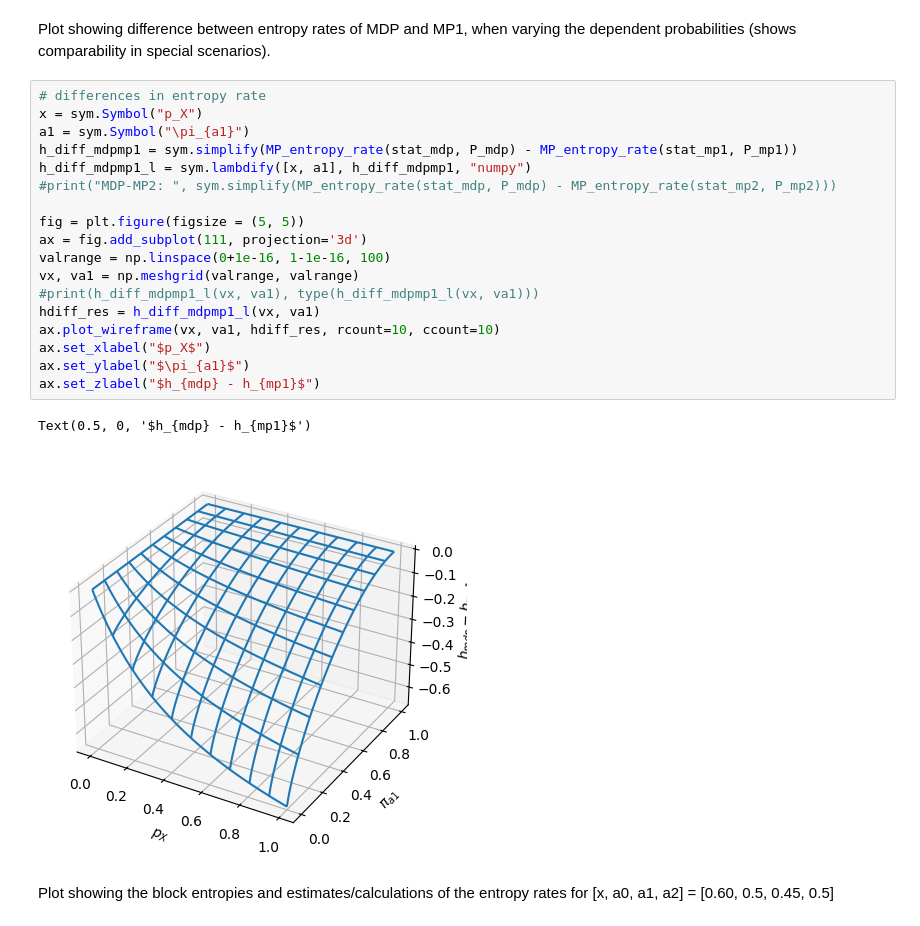
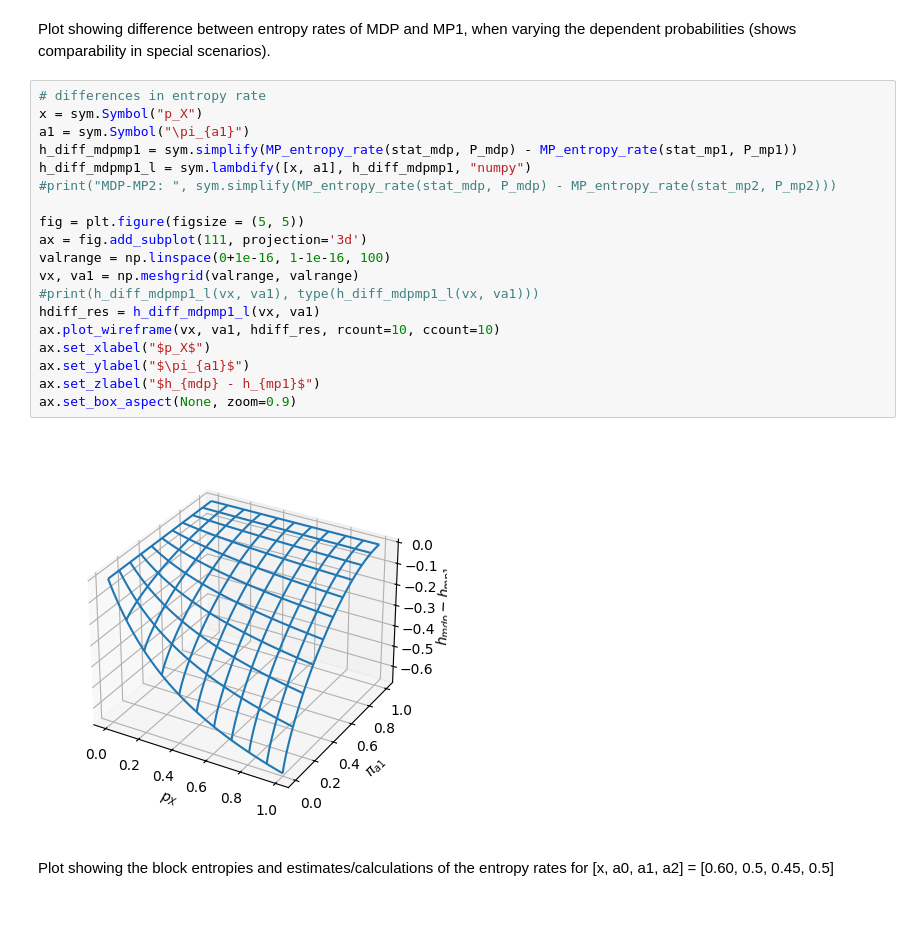
Before and after one commit to LukasPrader/BscThesis_Physics_uibk, a Jupyter notebook: POMDP_analysis.ipynb, the cells around one changed output. Cells and saved outputs as stored; diff of their text form.

```diff
--- a/POMDP_analysis.ipynb
+++ b/POMDP_analysis.ipynb
@@ -393,24 +401,24 @@ Plot showing difference between entropy rates of MDP and MP1, when varying the d
 # %%
 # differences in entropy rate
 x = sym.Symbol("p_X")
 a1 = sym.Symbol("\pi_{a1}")
 h_diff_mdpmp1 = sym.simplify(MP_entropy_rate(stat_mdp, P_mdp) - MP_entropy_rate(stat_mp1, P_mp1))
 h_diff_mdpmp1_l = sym.lambdify([x, a1], h_diff_mdpmp1, "numpy")
 #print("MDP-MP2: ", sym.simplify(MP_entropy_rate(stat_mdp, P_mdp) - MP_entropy_rate(stat_mp2, P_mp2)))
 
 fig = plt.figure(figsize = (5, 5))
 ax = fig.add_subplot(111, projection='3d')
 valrange = np.linspace(0+1e-16, 1-1e-16, 100)
 vx, va1 = np.meshgrid(valrange, valrange)
 #print(h_diff_mdpmp1_l(vx, va1), type(h_diff_mdpmp1_l(vx, va1)))
 hdiff_res = h_diff_mdpmp1_l(vx, va1)
 ax.plot_wireframe(vx, va1, hdiff_res, rcount=10, ccount=10)
 ax.set_xlabel("$p_X$")
 ax.set_ylabel("$\pi_{a1}$")
 ax.set_zlabel("$h_{mdp} - h_{mp1}$")
+ax.set_box_aspect(None, zoom=0.9)
 # %% [output]
-Text(0.5, 0, '$h_{mdp} - h_{mp1}$')
-[figure, old version]
+[figure, new version]
 # %% [markdown]
 Plot showing the block entropies and estimates/calculations of the entropy rates for [x, a0, a1, a2] = [0.60, 0.5, 0.45, 0.5]
 # %%
```
Also changed, not shown: parts of 15 cells of this notebook, 5 other files.
